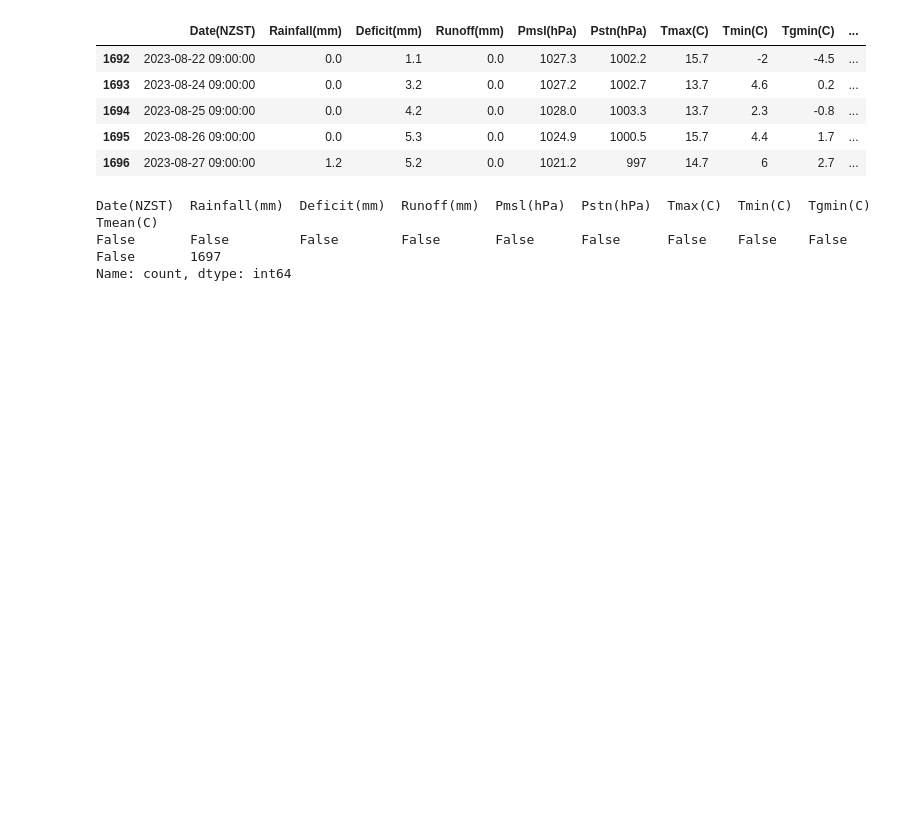
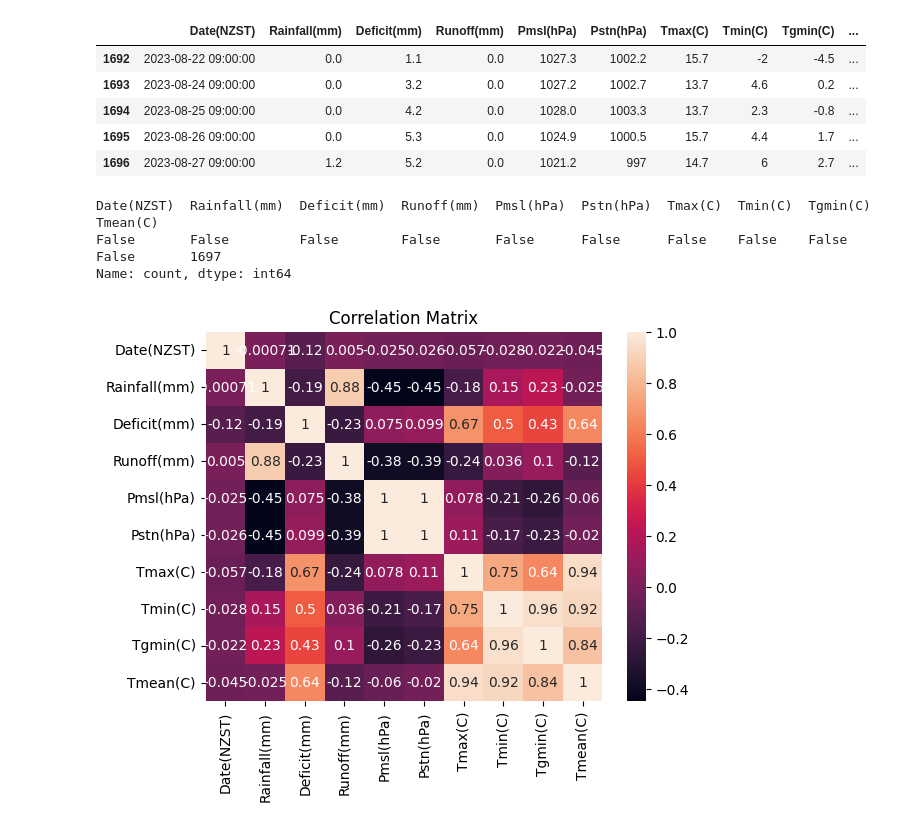
Before and after one commit to YingCG/research-weather-forecast, a Jupyter notebook: FirstTry/niwa_data_processing.ipynb, the cells around one changed output. Saved outputs shown, nothing was run; the diff lists cells and outputs as text; code cells hidden in the pictures; blank space fills up the shorter version.

```diff
--- a/FirstTry/niwa_data_processing.ipynb
+++ b/FirstTry/niwa_data_processing.ipynb
@@ -230,3 +225,19 @@ weatherdf.to_csv(filepath, index=False)
+# %%
+# Replace non-numeric values with NaN
+weatherdf = weatherdf.replace('-', np.nan)
+
+# Convert the DataFrame to numeric data types
+weatherdf = weatherdf.apply(pd.to_numeric)
+
+# Create the correlation matrix and plot the heatmap
+correlation_matrix = weatherdf.corr()
+sns.heatmap(correlation_matrix, annot=True)
+plt.title('Correlation Matrix')
+plt.savefig('correlation_heatmap.jpg', format='png')
+
+plt.show()
+# %% [output]
+[figure, added]
 # %%
 weatherdf.plot()
 # %% [output]
```
Also changed, not shown: parts of 4 cells of this notebook, 20 other files.
